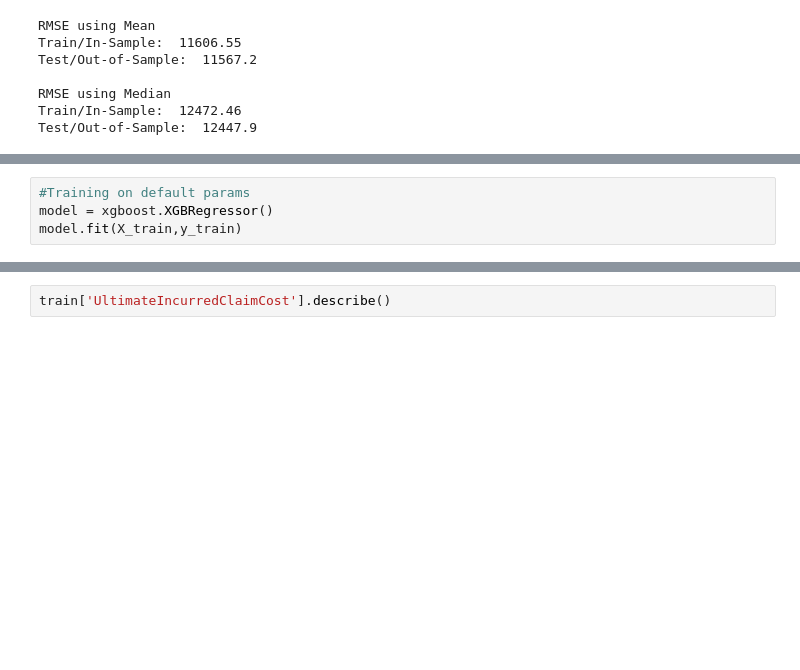
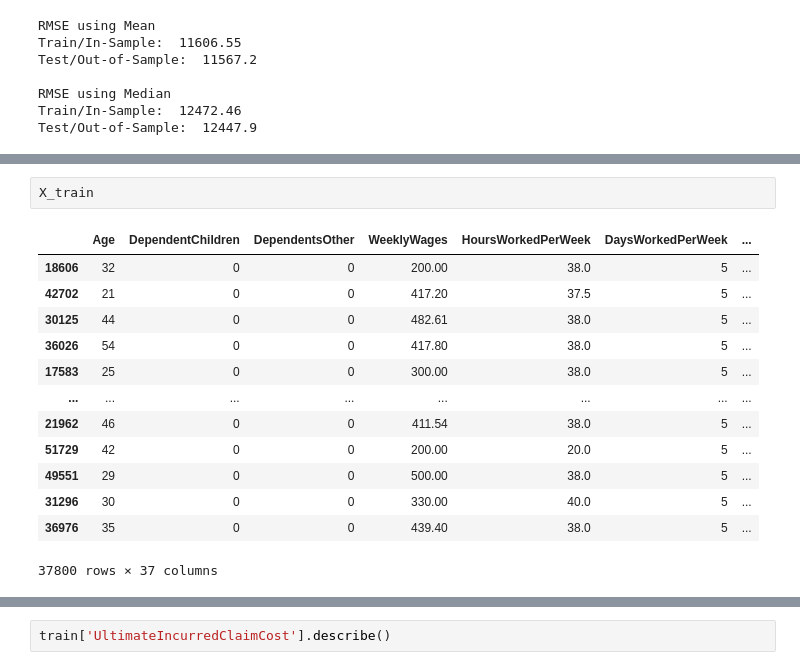
Before and after one commit to Ken-Alviola/CSC510, a Jupyter notebook: Portfolio Project/test.ipynb, the cells around one changed output, grey strips where cells are left out. Drawn from its saved outputs; the diff is of its cells as text; blank space fills up the shorter version.

Commit message:
sklearn models

```diff
--- a/Portfolio Project/test.ipynb
+++ b/Portfolio Project/test.ipynb
@@ -690,4 +801,0 @@ import xgboost
-# %%
-#Training on default params
-model = xgboost.XGBRegressor()
-model.fit(X_train,y_train)
@@ -735,0 +837,16 @@ mean_absolute_error(y_test,reg_clf.estimator.predict(X_test))
+# %%
+X_train
+# %% [output]
+|  | Age | DependentChildren | DependentsOther | WeeklyWages | HoursWorkedPerWeek | DaysWorkedPerWeek | ... |
+| 18606 | 32 | 0 | 0 | 200.00 | 38.0 | 5 | ... |
+| 42702 | 21 | 0 | 0 | 417.20 | 37.5 | 5 | ... |
+| 30125 | 44 | 0 | 0 | 482.61 | 38.0 | 5 | ... |
+| 36026 | 54 | 0 | 0 | 417.80 | 38.0 | 5 | ... |
+| 17583 | 25 | 0 | 0 | 300.00 | 38.0 | 5 | ... |
+| ... | ... | ... | ... | ... | ... | ... | ... |
+| 21962 | 46 | 0 | 0 | 411.54 | 38.0 | 5 | ... |
+| 51729 | 42 | 0 | 0 | 200.00 | 20.0 | 5 | ... |
+| 49551 | 29 | 0 | 0 | 500.00 | 38.0 | 5 | ... |
+| 31296 | 30 | 0 | 0 | 330.00 | 40.0 | 5 | ... |
+| 36976 | 35 | 0 | 0 | 439.40 | 38.0 | 5 | ... |
+37800 rows × 37 columns
```
Also changed, not shown: parts of 41 cells of this notebook.
